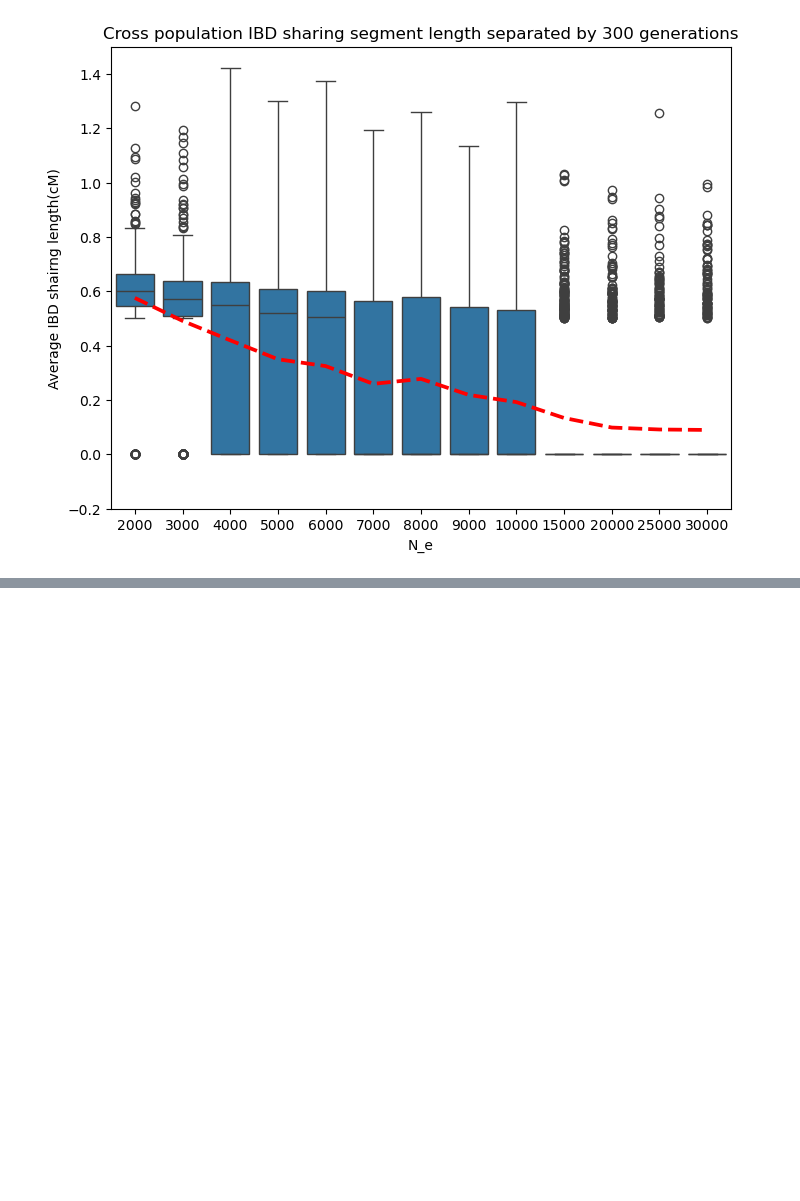
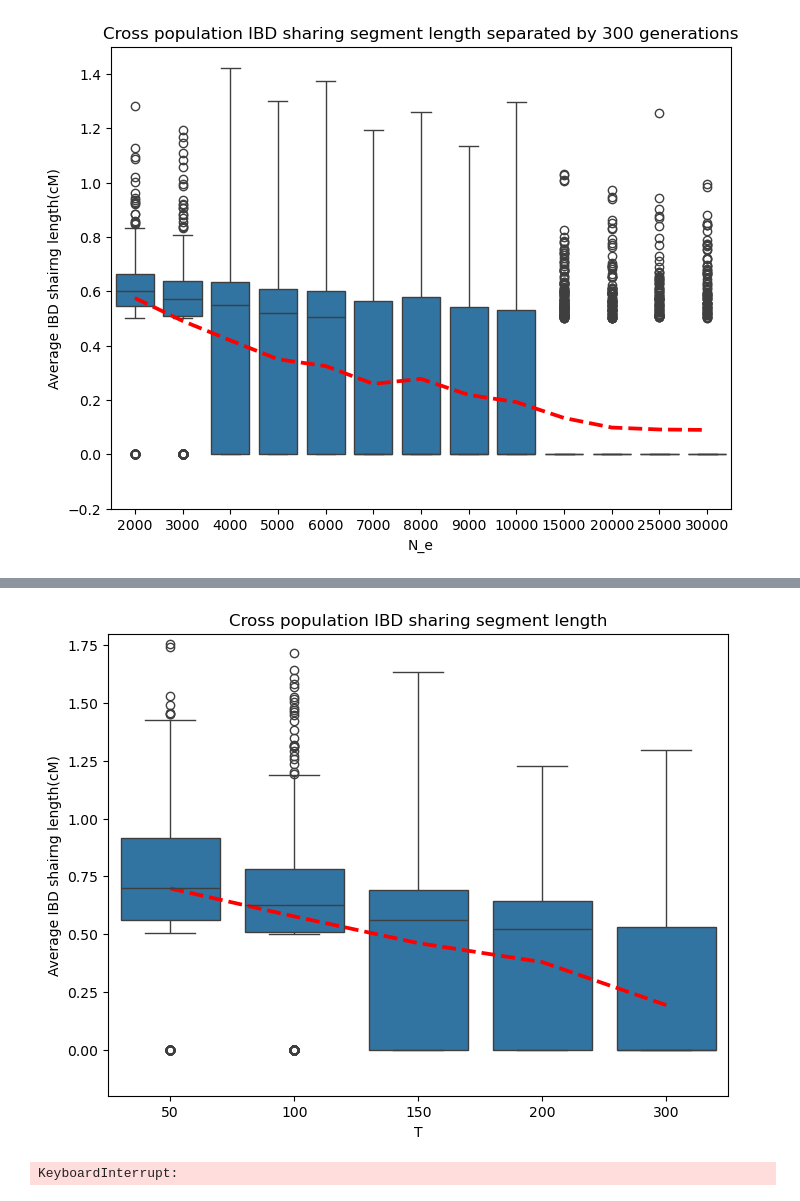
Before and after one commit to QiiiiiC/code, a Jupyter notebook: admix_stan/segment_dist/segment_dist_visualisation.ipynb, the cells around one changed output, grey strips where cells are left out. Saved outputs shown, nothing was run; the diff lists cells and outputs as text; code cells hidden in the pictures; blank space fills up the shorter version.

```diff
--- a/admix_stan/segment_dist/segment_dist_visualisation.ipynb
+++ b/admix_stan/segment_dist/segment_dist_visualisation.ipynb
@@ -55,0 +57,31 @@ plt.show()
+# %%
+plt.figure(figsize=(8, 6))
+n=10000
+sns.boxplot(x='T', y='y', data=all_data[(all_data['N']==n)&(all_data['group']==2)])
+mean_values = all_data[(all_data['N']==n)&(all_data['group']==2)].groupby('T')['y'].mean().reset_index()
+sns.pointplot(x='T', y='y', data=mean_values, color='red', markers='', linestyles='--')
+unique_n_values = sorted(all_data[(all_data['N']==n)&(all_data['group']==2)]['T'].unique())
+plt.xticks(ticks=range(len(unique_n_values)), labels=[str(int(n)) for n in unique_n_values])
+
+
+plt.ylim([-0.2, 1.8])
+plt.title('Cross population IBD sharing segment length')
+plt.xlabel('T')
+plt.ylabel('Average IBD shairng length(cM)')
+plt.show()
+# %% [output]
+[figure, added]
+# %%
+one_data = pd.DataFrame({'y':[],'u':[],'v':[],'group':[],'N':[],'T':[]})
+L = [0.5,10000]
+N = [20000,25000,30000,25000]
+T = [10]
+for i in range(50):
+    for k in range(len(N)):
+        for t in T:
+            data = popn2_simple_data_morgan([N[k]]*3,t,L,2,1e6,5)
+            data['N'] = [N[k]]*len(data['y'])
+            data['T'] = [t]*len(data['y'])
+            one_data = pd.concat([one_data,pd.DataFrame(data)],ignore_index=True)
+# %% [output]
+KeyboardInterrupt:
```
Also changed, not shown: parts of 2 cells of this notebook, 45 other files.
